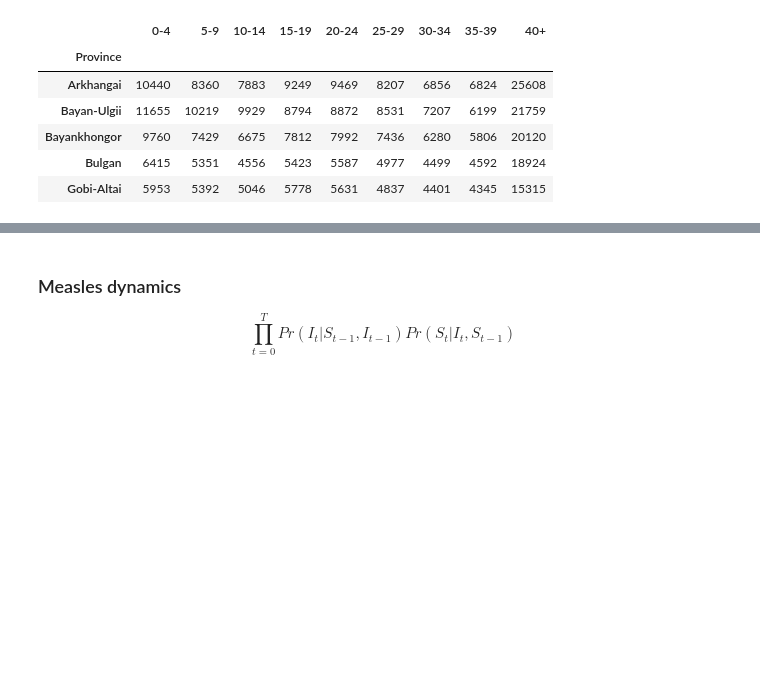
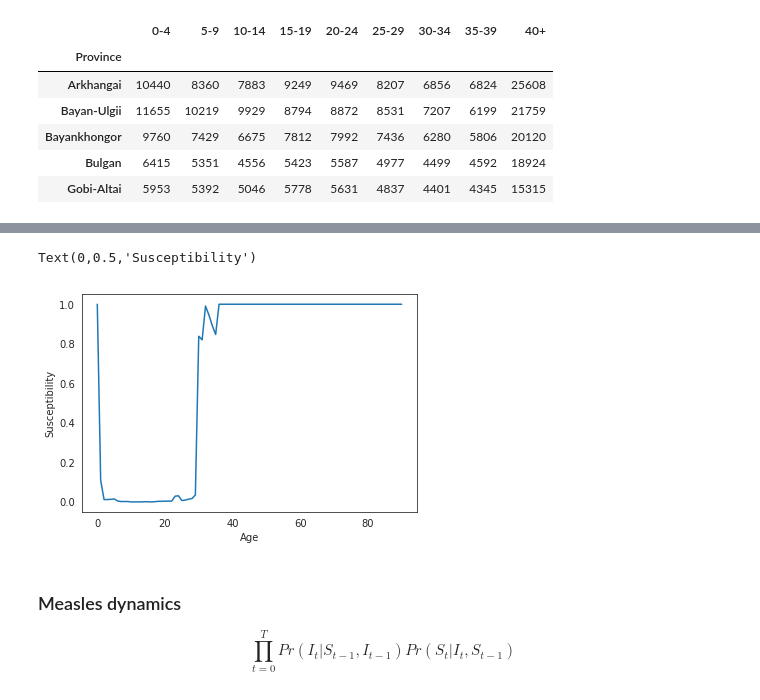
Before and after one commit to fonnesbeck/mongolia_measles, a Jupyter notebook: notebooks/Measles Dynamics.ipynb, the cells around one changed output, grey strips where cells are left out. Saved outputs shown, nothing was run; the diff lists cells and outputs as text; code cells hidden in the pictures; blank space fills up the shorter version.

```diff
--- a/notebooks/Measles Dynamics.ipynb
+++ b/notebooks/Measles Dynamics.ipynb
@@ -97,3 +95,5 @@ See the caveats in the documentation: http://pandas.pydata.org/pandas-docs/stabl
 | Gobi-Altai | 5953 | 5392 | 5046 | 5778 | 5631 | 4837 | 4401 | 4345 | 15315 |
 # %%
 pop_classes_total = pop_classes.sum().values
+# %%
+coverage = pd.read_csv(DATA + 'coverage.csv', index_col=0)
@@ -99,0 +113,6 @@ pop_classes_total = pop_classes.sum().values
+# %%
+(1 - coverage*(0.9)).prod(axis=1).round(3).sort_index().plot()
+plt.ylabel('Susceptibility')
+# %% [output]
+Text(0,0.5,'Susceptibility')
+[figure, added]
```
Also changed, not shown: parts of 5 cells of this notebook, 1 other file.
